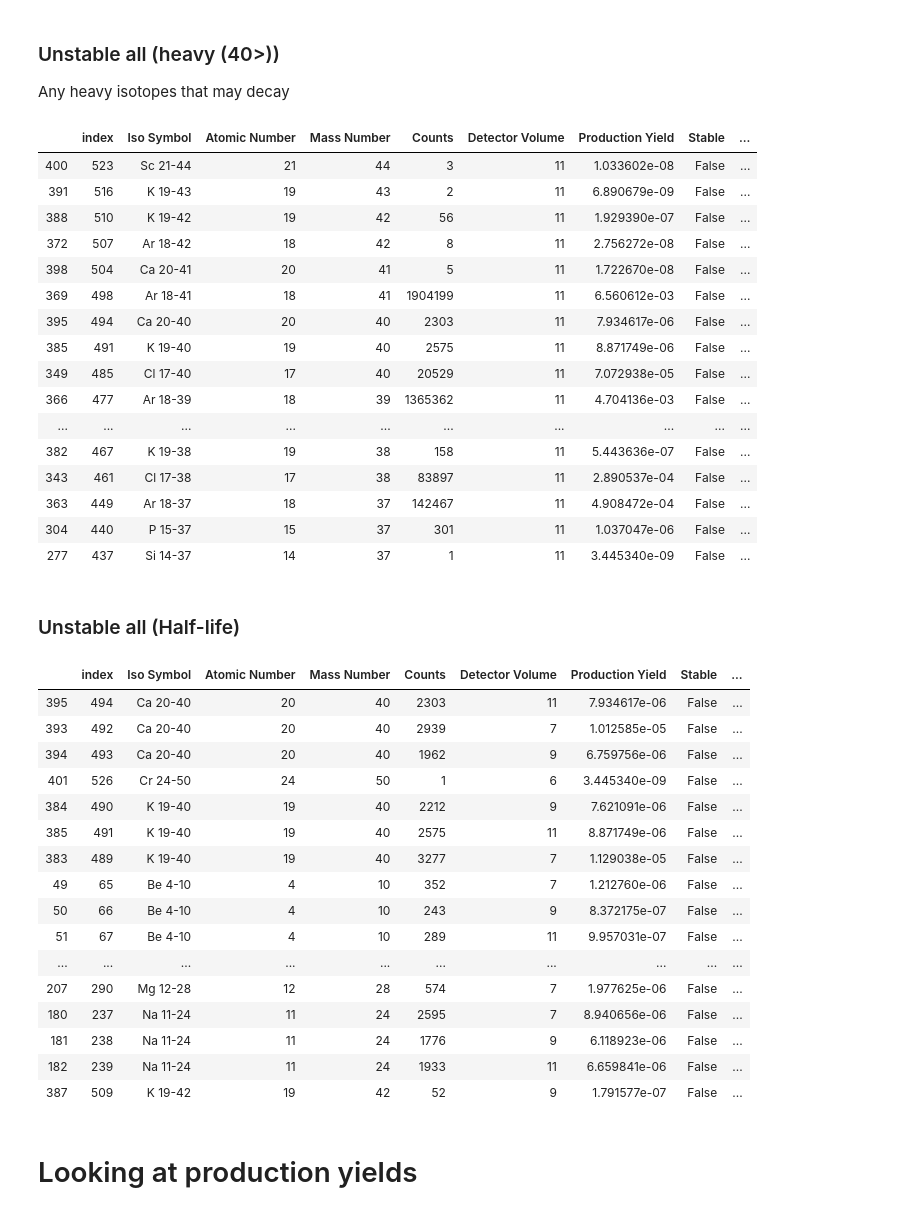
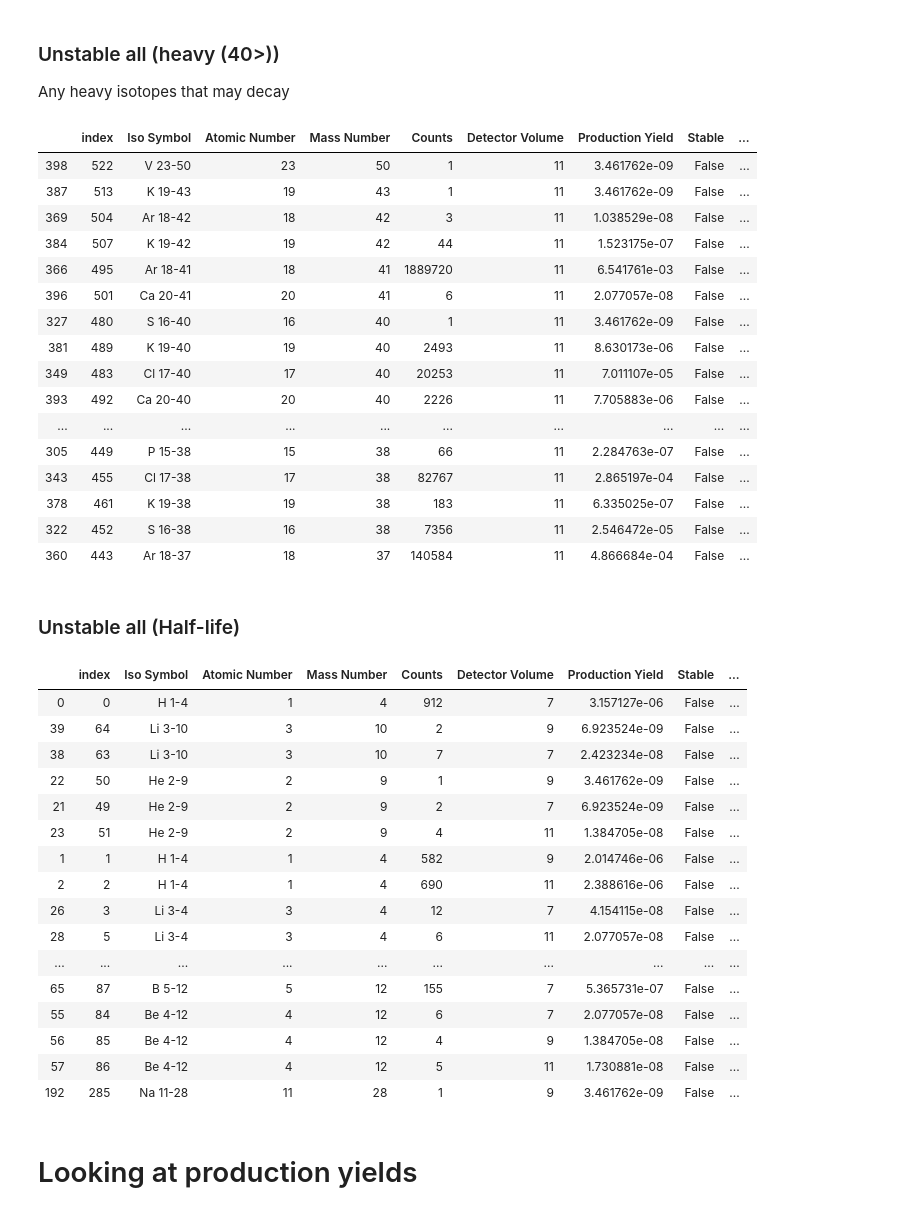
Before and after one commit to TomSB1423/nucleide_data, a Jupyter notebook: total_counts.ipynb, the cells around one changed output. Cells and saved outputs as stored; diff of their text form; code cells hidden in the pictures.

Commit message:
updated to use half life in seconds

```diff
--- a/total_counts.ipynb
+++ b/total_counts.ipynb
@@ -19,7 +19,8 @@ print("Imported all.")
 Imported all.
 # %%
 # Open data file
-file_dir = "./assets/FTFP/A_Z_vol_count-all.txt"
+physics_model = "NC"
+file_dir = f"./assets/{physics_model}/A_Z_vol_count-all.txt"
 columns = ["Mass Number", "Atomic Number", "Detector Volume", "Counts"]
 df = open_data(file_dir, columns)
 # %%
@@ -316,45 +332,45 @@ Any heavy isotopes that may decay
 df_unstable[df_unstable["Detector Volume"] == 11].sort_values("Mass Number", ascending=False).head(20)
 # %% [output]
 |  | index | Iso Symbol | Atomic Number | Mass Number | Counts | Detector Volume | Production Yield | Stable | ... |
-| 400 | 523 | Sc 21-44 | 21 | 44 | 3 | 11 | 1.033602e-08 | False | ... |
-| 391 | 516 | K 19-43 | 19 | 43 | 2 | 11 | 6.890679e-09 | False | ... |
-| 388 | 510 | K 19-42 | 19 | 42 | 56 | 11 | 1.929390e-07 | False | ... |
-| 372 | 507 | Ar 18-42 | 18 | 42 | 8 | 11 | 2.756272e-08 | False | ... |
-| 398 | 504 | Ca 20-41 | 20 | 41 | 5 | 11 | 1.722670e-08 | False | ... |
-| 369 | 498 | Ar 18-41 | 18 | 41 | 1904199 | 11 | 6.560612e-03 | False | ... |
-| 395 | 494 | Ca 20-40 | 20 | 40 | 2303 | 11 | 7.934617e-06 | False | ... |
-| 385 | 491 | K 19-40 | 19 | 40 | 2575 | 11 | 8.871749e-06 | False | ... |
-| 349 | 485 | Cl 17-40 | 17 | 40 | 20529 | 11 | 7.072938e-05 | False | ... |
-| 366 | 477 | Ar 18-39 | 18 | 39 | 1365362 | 11 | 4.704136e-03 | False | ... |
+| 398 | 522 | V 23-50 | 23 | 50 | 1 | 11 | 3.461762e-09 | False | ... |
+| 387 | 513 | K 19-43 | 19 | 43 | 1 | 11 | 3.461762e-09 | False | ... |
+| 369 | 504 | Ar 18-42 | 18 | 42 | 3 | 11 | 1.038529e-08 | False | ... |
+| 384 | 507 | K 19-42 | 19 | 42 | 44 | 11 | 1.523175e-07 | False | ... |
+| 366 | 495 | Ar 18-41 | 18 | 41 | 1889720 | 11 | 6.541761e-03 | False | ... |
+| 396 | 501 | Ca 20-41 | 20 | 41 | 6 | 11 | 2.077057e-08 | False | ... |
+| 327 | 480 | S 16-40 | 16 | 40 | 1 | 11 | 3.461762e-09 | False | ... |
+| 381 | 489 | K 19-40 | 19 | 40 | 2493 | 11 | 8.630173e-06 | False | ... |
+| 349 | 483 | Cl 17-40 | 17 | 40 | 20253 | 11 | 7.011107e-05 | False | ... |
+| 393 | 492 | Ca 20-40 | 20 | 40 | 2226 | 11 | 7.705883e-06 | False | ... |
 | ... | ... | ... | ... | ... | ... | ... | ... | ... | ... |
-| 382 | 467 | K 19-38 | 19 | 38 | 158 | 11 | 5.443636e-07 | False | ... |
-| 343 | 461 | Cl 17-38 | 17 | 38 | 83897 | 11 | 2.890537e-04 | False | ... |
-| 363 | 449 | Ar 18-37 | 18 | 37 | 142467 | 11 | 4.908472e-04 | False | ... |
-| 304 | 440 | P 15-37 | 15 | 37 | 301 | 11 | 1.037047e-06 | False | ... |
-| 277 | 437 | Si 14-37 | 14 | 37 | 1 | 11 | 3.445340e-09 | False | ... |
+| 305 | 449 | P 15-38 | 15 | 38 | 66 | 11 | 2.284763e-07 | False | ... |
+| 343 | 455 | Cl 17-38 | 17 | 38 | 82767 | 11 | 2.865197e-04 | False | ... |
+| 378 | 461 | K 19-38 | 19 | 38 | 183 | 11 | 6.335025e-07 | False | ... |
+| 322 | 452 | S 16-38 | 16 | 38 | 7356 | 11 | 2.546472e-05 | False | ... |
+| 360 | 443 | Ar 18-37 | 18 | 37 | 140584 | 11 | 4.866684e-04 | False | ... |
 # %% [markdown]
 ### Unstable all (Half-life)
 # %%
-df_unstable_sort_life = df_unstable.sort_values("Half Life (ns)", ascending=False)
+df_unstable_sort_life = df_unstable.sort_values("Half Life (ns)", ascending=True)
 df_unstable_sort_life.head(60)
 # %% [output]
 |  | index | Iso Symbol | Atomic Number | Mass Number | Counts | Detector Volume | Production Yield | Stable | ... |
-| 395 | 494 | Ca 20-40 | 20 | 40 | 2303 | 11 | 7.934617e-06 | False | ... |
-| 393 | 492 | Ca 20-40 | 20 | 40 | 2939 | 7 | 1.012585e-05 | False | ... |
-| 394 | 493 | Ca 20-40 | 20 | 40 | 1962 | 9 | 6.759756e-06 | False | ... |
-| 401 | 526 | Cr 24-50 | 24 | 50 | 1 | 6 | 3.445340e-09 | False | ... |
-| 384 | 490 | K 19-40 | 19 | 40 | 2212 | 9 | 7.621091e-06 | False | ... |
-| 385 | 491 | K 19-40 | 19 | 40 | 2575 | 11 | 8.871749e-06 | False | ... |
-| 383 | 489 | K 19-40 | 19 | 40 | 3277 | 7 | 1.129038e-05 | False | ... |
-| 49 | 65 | Be 4-10 | 4 | 10 | 352 | 7 | 1.212760e-06 | False | ... |
-| 50 | 66 | Be 4-10 | 4 | 10 | 243 | 9 | 8.372175e-07 | False | ... |
-| 51 | 67 | Be 4-10 | 4 | 10 | 289 | 11 | 9.957031e-07 | False | ... |
+| 0 | 0 | H 1-4 | 1 | 4 | 912 | 7 | 3.157127e-06 | False | ... |
+| 39 | 64 | Li 3-10 | 3 | 10 | 2 | 9 | 6.923524e-09 | False | ... |
+| 38 | 63 | Li 3-10 | 3 | 10 | 7 | 7 | 2.423234e-08 | False | ... |
+| 22 | 50 | He 2-9 | 2 | 9 | 1 | 9 | 3.461762e-09 | False | ... |
+| 21 | 49 | He 2-9 | 2 | 9 | 2 | 7 | 6.923524e-09 | False | ... |
+| 23 | 51 | He 2-9 | 2 | 9 | 4 | 11 | 1.384705e-08 | False | ... |
+| 1 | 1 | H 1-4 | 1 | 4 | 582 | 9 | 2.014746e-06 | False | ... |
+| 2 | 2 | H 1-4 | 1 | 4 | 690 | 11 | 2.388616e-06 | False | ... |
+| 26 | 3 | Li 3-4 | 3 | 4 | 12 | 7 | 4.154115e-08 | False | ... |
+| 28 | 5 | Li 3-4 | 3 | 4 | 6 | 11 | 2.077057e-08 | False | ... |
 | ... | ... | ... | ... | ... | ... | ... | ... | ... | ... |
-| 207 | 290 | Mg 12-28 | 12 | 28 | 574 | 7 | 1.977625e-06 | False | ... |
-| 180 | 237 | Na 11-24 | 11 | 24 | 2595 | 7 | 8.940656e-06 | False | ... |
-| 181 | 238 | Na 11-24 | 11 | 24 | 1776 | 9 | 6.118923e-06 | False | ... |
-| 182 | 239 | Na 11-24 | 11 | 24 | 1933 | 11 | 6.659841e-06 | False | ... |
-| 387 | 509 | K 19-42 | 19 | 42 | 52 | 9 | 1.791577e-07 | False | ... |
+| 65 | 87 | B 5-12 | 5 | 12 | 155 | 7 | 5.365731e-07 | False | ... |
+| 55 | 84 | Be 4-12 | 4 | 12 | 6 | 7 | 2.077057e-08 | False | ... |
+| 56 | 85 | Be 4-12 | 4 | 12 | 4 | 9 | 1.384705e-08 | False | ... |
+| 57 | 86 | Be 4-12 | 4 | 12 | 5 | 11 | 1.730881e-08 | False | ... |
+| 192 | 285 | Na 11-28 | 11 | 28 | 1 | 9 | 3.461762e-09 | False | ... |
 # %% [markdown]
 # Looking at production yields
 # %% [markdown]
```
Also changed, not shown: parts of 11 cells of this notebook, 8 other files.
